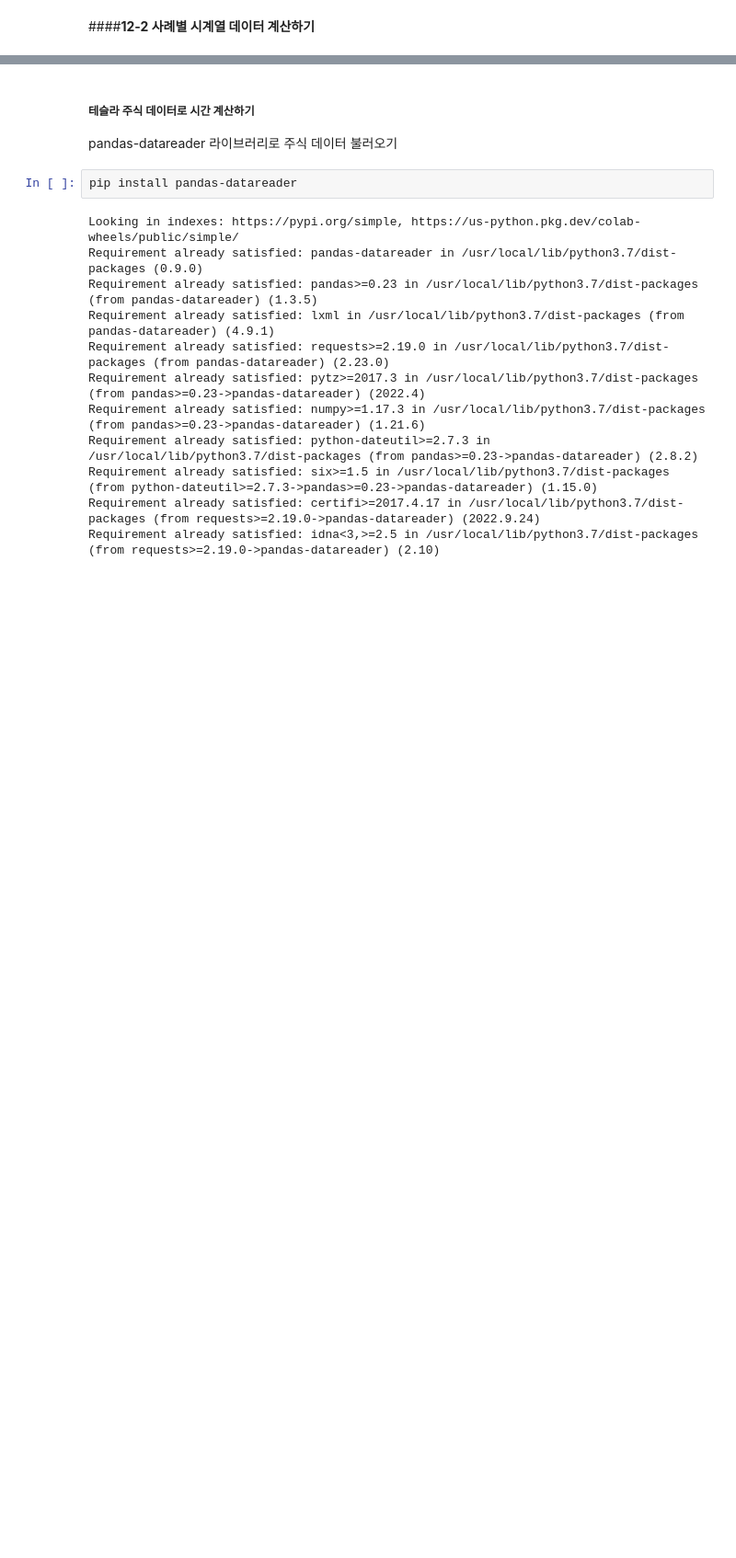
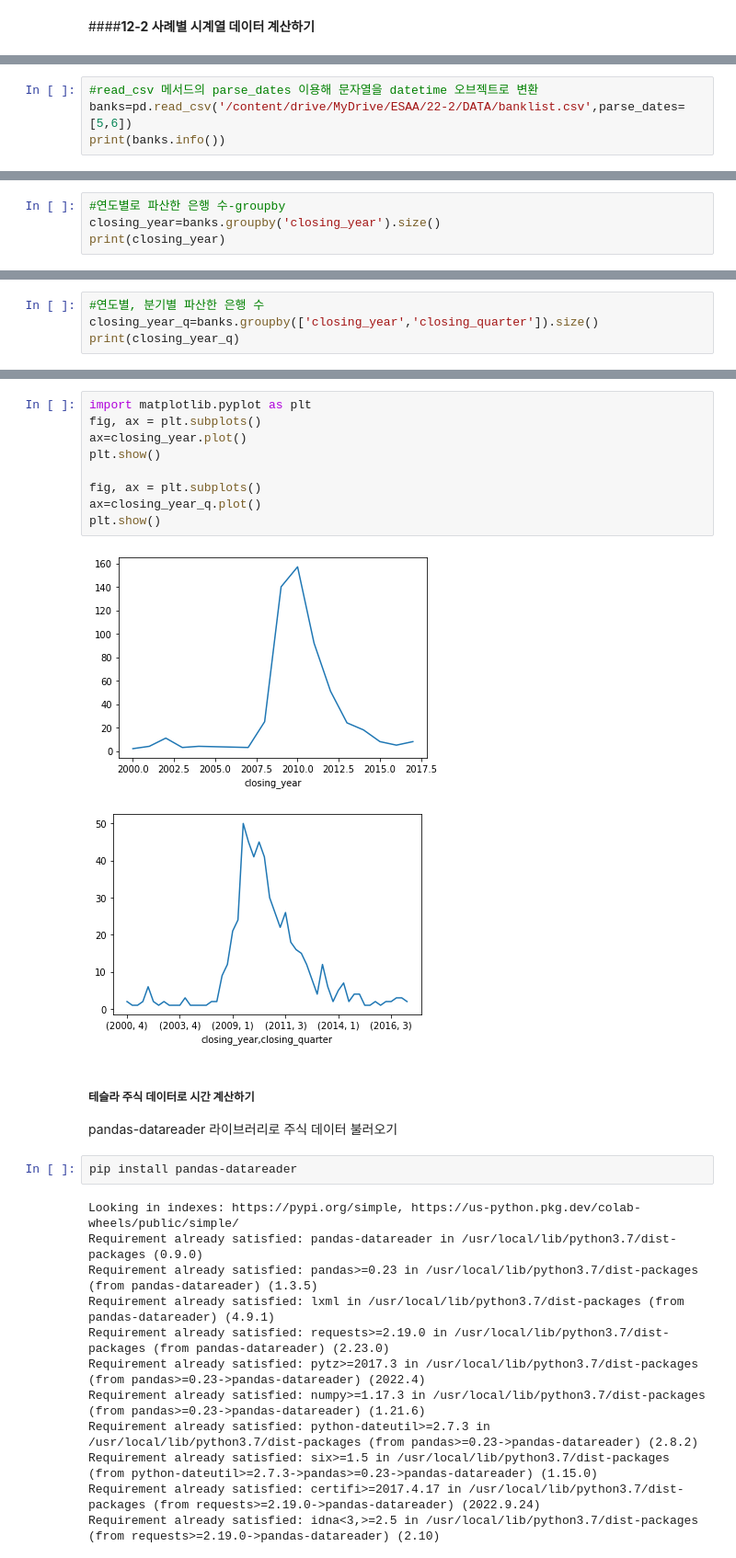
Before and after one commit to hyunseo318/ESAA_22-2, a Jupyter notebook: Pandas/Time_Series_Data.ipynb, the cells around one changed output, grey strips where cells are left out. Shown: that part at 92% size. Drawn from its saved outputs; the diff is of its cells as text; blank space fills up the shorter version.

```diff
--- a/Pandas/Time_Series_Data.ipynb
+++ b/Pandas/Time_Series_Data.ipynb
@@ -59,0 +385,4 @@ print(type(diff2))
+# %%
+#read_csv 메서드의 parse_dates 이용해 문자열을 datetime 오브젝트로 변환
+banks=pd.read_csv('/content/drive/MyDrive/ESAA/22-2/DATA/banklist.csv',parse_dates=[5,6])
+print(banks.info())
@@ -59,0 +430,4 @@ print(type(diff2))
+# %%
+#연도별로 파산한 은행 수-groupby
+closing_year=banks.groupby('closing_year').size()
+print(closing_year)
@@ -59,0 +453,4 @@ print(type(diff2))
+# %%
+#연도별, 분기별 파산한 은행 수
+closing_year_q=banks.groupby(['closing_year','closing_quarter']).size()
+print(closing_year_q)
@@ -60,3 +475,15 @@ print(type(diff2))
+# %%
+import matplotlib.pyplot as plt
+fig, ax = plt.subplots()
+ax=closing_year.plot()
+plt.show()
+
+fig, ax = plt.subplots()
+ax=closing_year_q.plot()
+plt.show()
+# %% [output]
+[figure, added]
+[figure, added]
 # %% [markdown]
 ##### **테슬라 주식 데이터로 시간 계산하기**
 
```
Also changed, not shown: parts of 57 cells of this notebook.
